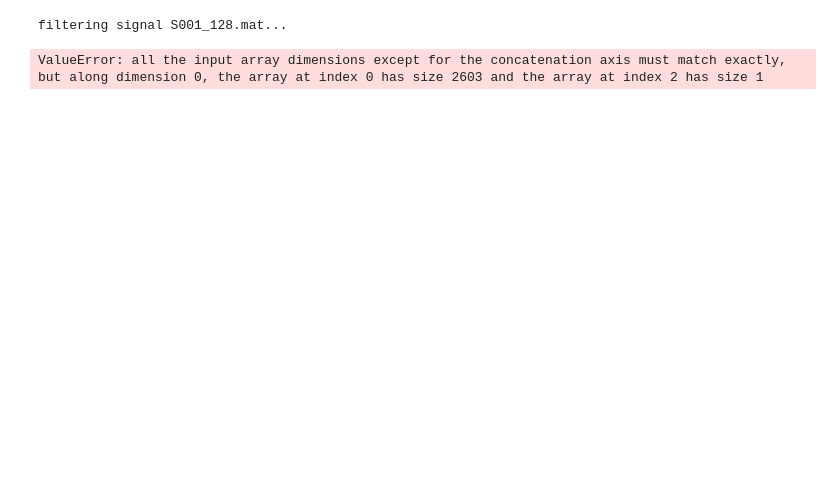
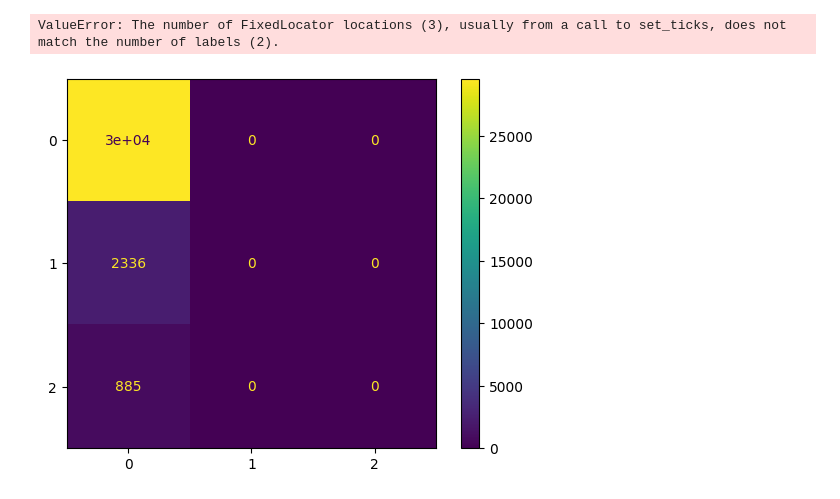
Before and after one commit to FrancescoLeni/AI_PPG, a Jupyter notebook: NB_CSV_generation.ipynb, the cells around one changed output. Cells and saved outputs as stored; diff of their text form; code cells hidden in the pictures; blank space fills up the shorter version.

```diff
--- a/NB_CSV_generation.ipynb
+++ b/NB_CSV_generation.ipynb
@@ -12,0 +399,24 @@ random_state(36)
+# %%
+testModel(train_features_KNN, train_labels, validation_features_KNN, validation_labels)
+
+### ---------- Data standardization ----------------
+# Standarize data with z-score transformation
+from sklearn.preprocessing import StandardScaler
+
+train_features_zscore = train_features_KNN
+validation_features_zscore = validation_features_KNN
+
+transformer = StandardScaler().fit(train_features_zscore)
+train_features_zscore = transformer.transform(train_features_zscore)
+train_features_zscore = pd.DataFrame(data=train_features_zscore, columns=feature_list)
+
+# adapt validation set
+validation_features_zscore = transformer.transform(validation_features_zscore)
+validation_features_zscore = pd.DataFrame(data=validation_features_zscore, columns=feature_list)
+
+display(train_features_zscore)
+
+testModel(train_features_zscore, train_labels, validation_features_zscore, validation_labels)
+# %% [output]
+ValueError: The number of FixedLocator locations (3), usually from a call to set_ticks, does not match the number of labels (2).
+[figure, added]
@@ -180,4 +650,0 @@ class FeatureConstructor:
-# %%
-patient = FeatureConstructor('S001_128.mat')
-# %% [output]
-filtering signal S001_128.mat...
@@ -188,4 +650,0 @@ patient.get_patient_specific_features()
-# %%
-patient.construct_dataframe()
-# %% [output]
-ValueError: all the input array dimensions except for the concatenation axis must match exactly, but along dimension 0, the array at index 0 has size 2603 and the array at index 2 has size 1
```
Also changed, not shown: parts of 29 cells of this notebook.
